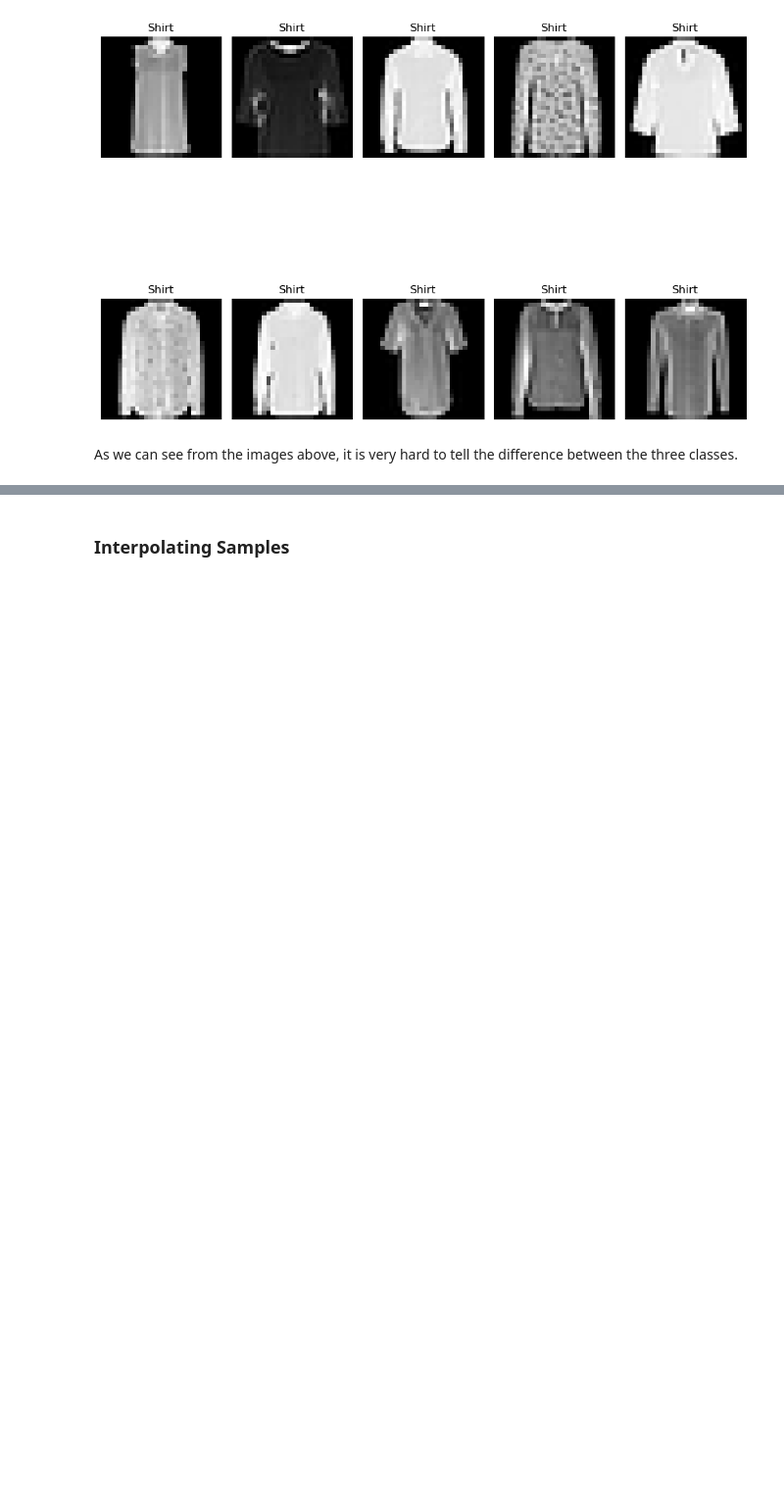
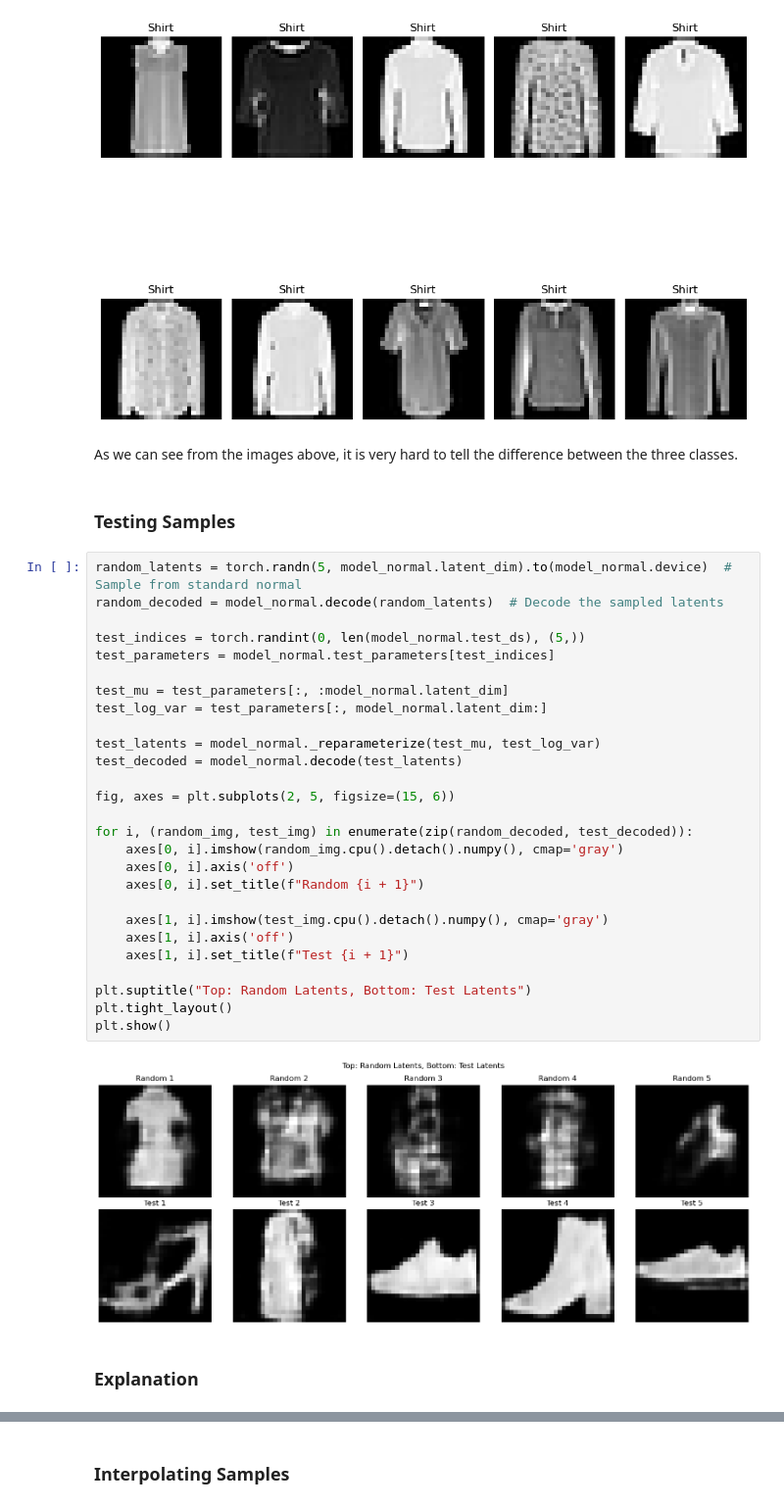
Before and after one commit to roiteichman/Deep-project, a Jupyter notebook: Project.ipynb, the cells around one changed output, grey strips where cells are left out. Shown at 98% size. Drawn from its saved outputs; the diff is of its cells as text; blank space fills up the shorter version.

Commit message:
update Project.ipynb (normal lr=0.02 + interpolate + 5 samples test set + normal distribution)
update AD to normal distribution as well

```diff
--- a/Project.ipynb
+++ b/Project.ipynb
@@ -501,3 +500,36 @@ plt.show()
 [figure]
 # %% [markdown]
 As we can see from the images above, it is very hard to tell the difference between the three classes.
+# %% [markdown]
+### Testing Samples
+# %%
+random_latents = torch.randn(5, model_normal.latent_dim).to(model_normal.device)  # Sample from standard normal
+random_decoded = model_normal.decode(random_latents)  # Decode the sampled latents
+
+test_indices = torch.randint(0, len(model_normal.test_ds), (5,))
+test_parameters = model_normal.test_parameters[test_indices]
+
+test_mu = test_parameters[:, :model_normal.latent_dim]
+test_log_var = test_parameters[:, model_normal.latent_dim:]
+
+test_latents = model_normal._reparameterize(test_mu, test_log_var)
+test_decoded = model_normal.decode(test_latents)
+
+fig, axes = plt.subplots(2, 5, figsize=(15, 6))
+
+for i, (random_img, test_img) in enumerate(zip(random_decoded, test_decoded)):
+    axes[0, i].imshow(random_img.cpu().detach().numpy(), cmap='gray')
+    axes[0, i].axis('off')
+    axes[0, i].set_title(f"Random {i + 1}")
+
+    axes[1, i].imshow(test_img.cpu().detach().numpy(), cmap='gray')
+    axes[1, i].axis('off')
+    axes[1, i].set_title(f"Test {i + 1}")
+
+plt.suptitle("Top: Random Latents, Bottom: Test Latents")
+plt.tight_layout()
+plt.show()
+# %% [output]
+[figure, added]
+# %% [markdown]
+### Explanation
```
Also changed, not shown: parts of 9 cells of this notebook, 3 other files.
